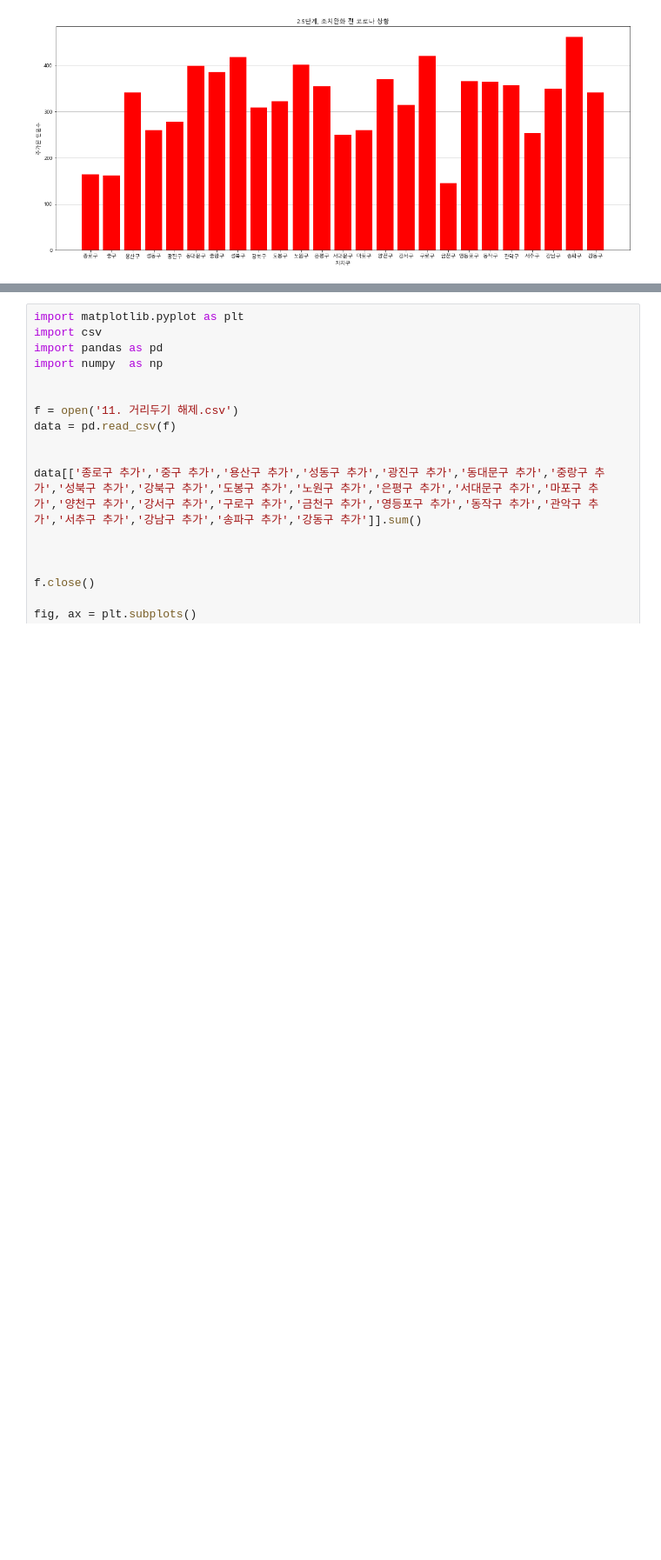
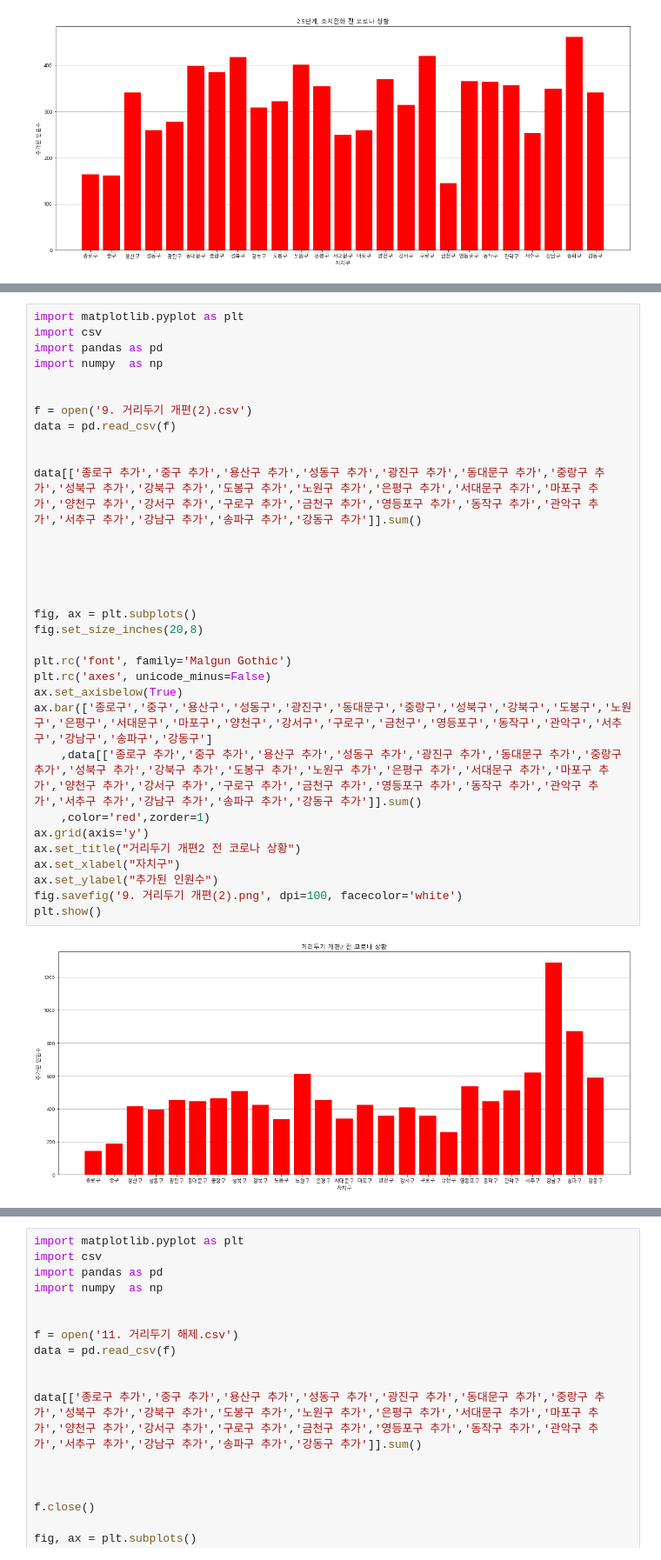
Before and after one commit to dmu-data-anal/data-analysis, a Jupyter notebook: 이은준/메로나.ipynb, the cells around one changed output, grey strips where cells are left out. Shown at 87% size. Saved outputs shown, nothing was run; the diff lists cells and outputs as text; blank space fills up the shorter version.

```diff
--- a/이은준/메로나.ipynb
+++ b/이은준/메로나.ipynb
@@ -306,0 +307,34 @@ plt.show()
+# %%
+import matplotlib.pyplot as plt
+import csv
+import pandas as pd
+import numpy  as np
+
+
+f = open('9. 거리두기 개편(2).csv')
+data = pd.read_csv(f)
+
+
+data[['종로구 추가','중구 추가','용산구 추가','성동구 추가','광진구 추가','동대문구 추가','중랑구 추가','성북구 추가','강북구 추가','도봉구 추가','노원구 추가','은평구 추가','서대문구 추가','마포구 추가','양천구 추가','강서구 추가','구로구 추가','금천구 추가','영등포구 추가','동작구 추가','관악구 추가','서추구 추가','강남구 추가','송파구 추가','강동구 추가']].sum()
+
+
+
+
+
+fig, ax = plt.subplots()
+fig.set_size_inches(20,8)
+
+plt.rc('font', family='Malgun Gothic')
+plt.rc('axes', unicode_minus=False)
+ax.set_axisbelow(True)
+ax.bar(['종로구','중구','용산구','성동구','광진구','동대문구','중랑구','성북구','강북구','도봉구','노원구','은평구','서대문구','마포구','양천구','강서구','구로구','금천구','영등포구','동작구','관악구','서추구','강남구','송파구','강동구']
+    ,data[['종로구 추가','중구 추가','용산구 추가','성동구 추가','광진구 추가','동대문구 추가','중랑구 추가','성북구 추가','강북구 추가','도봉구 추가','노원구 추가','은평구 추가','서대문구 추가','마포구 추가','양천구 추가','강서구 추가','구로구 추가','금천구 추가','영등포구 추가','동작구 추가','관악구 추가','서추구 추가','강남구 추가','송파구 추가','강동구 추가']].sum()
+    ,color='red',zorder=1)
+ax.grid(axis='y')
+ax.set_title("거리두기 개편2 전 코로나 상황")
+ax.set_xlabel("자치구")
+ax.set_ylabel("추가된 인원수")
+fig.savefig('9. 거리두기 개편(2).png', dpi=100, facecolor='white')
+plt.show()
+# %% [output]
+[figure, added]
```
Also changed, not shown: parts of 3 cells of this notebook, 5 other files.
